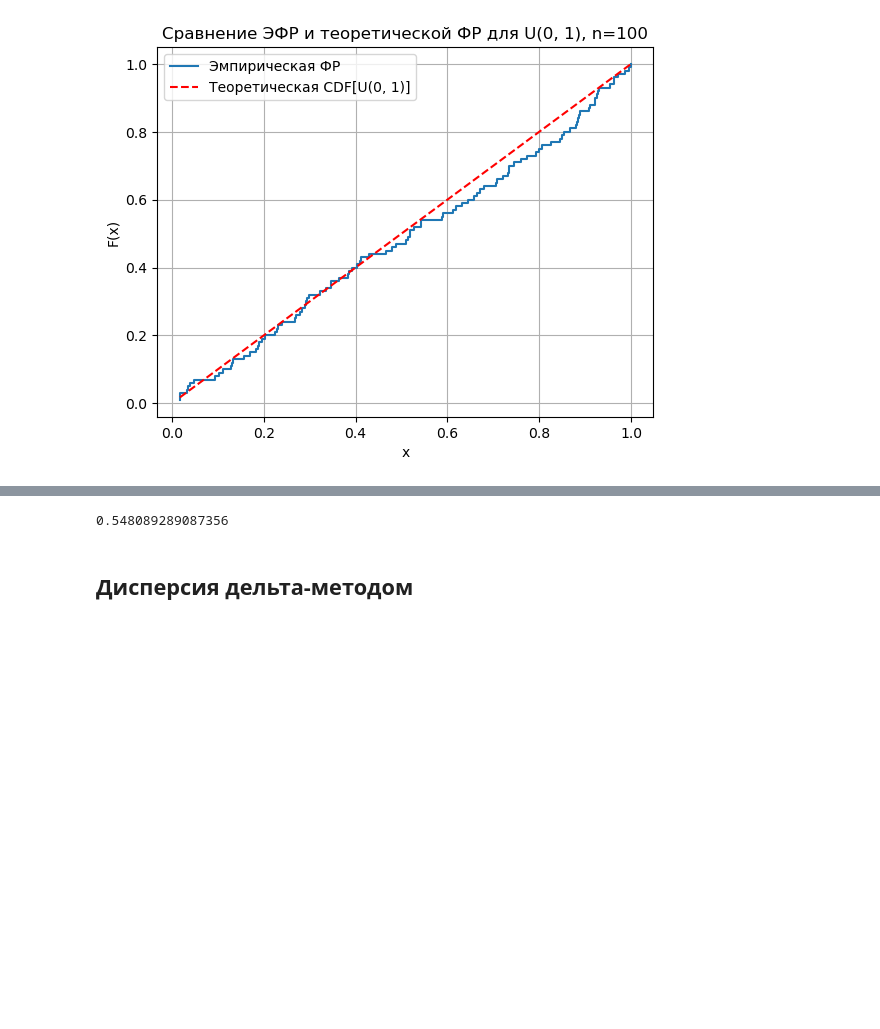
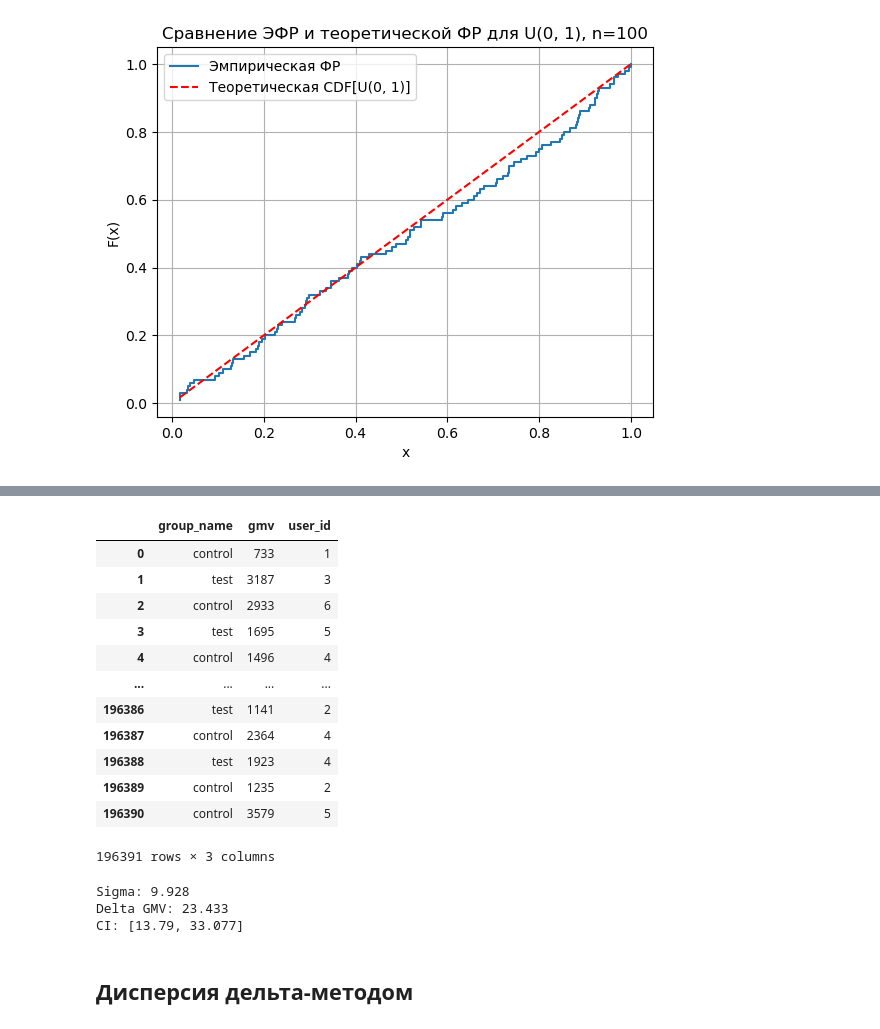
Before and after one commit to VictorChepkasov/ab-week-shad, a Jupyter notebook: My_notes.ipynb, the cells around one changed output, grey strips where cells are left out. Saved outputs shown, nothing was run; the diff lists cells and outputs as text; code cells hidden in the pictures; blank space fills up the shorter version.

```diff
--- a/My_notes.ipynb
+++ b/My_notes.ipynb
@@ -153,6 +177,45 @@ plt.show()
+# %%
+df = pd.read_csv('synthetic_gmv_data_1.2.csv')
+
+data = df.groupby(['user_id', 'group_name'], as_index=False).agg({'gmv': 'sum', 'user_id':'count'})
+a = data.loc[data.group_name == 'control']
+b = data.loc[data.group_name == 'test']
+data
+# %% [output]
+|  | group_name | gmv | user_id |
+| 0 | control | 733 | 1 |
+| 1 | test | 3187 | 3 |
+| 2 | control | 2933 | 6 |
+| 3 | test | 1695 | 5 |
+| 4 | control | 1496 | 4 |
+| ... | ... | ... | ... |
+| 196386 | test | 1141 | 2 |
+| 196387 | control | 2364 | 4 |
+| 196388 | test | 1923 | 4 |
+| 196389 | control | 1235 | 2 |
+| 196390 | control | 3579 | 5 |
+196391 rows × 3 columns
 # %%
+alpha = 0.05
+n = a.gmv.shape[0]
+m = b.gmv.shape[0]
+
+test_var = delta_var(a.gmv, np.ones(a.gmv.shape[0]))
+control_var = delta_var(b.gmv, np.ones(b.gmv.shape[0]))
+sigma = np.sqrt(test_var + control_var)
+print(f'Sigma: {round(sigma, 3)}')
+
+delta = b.gmv.mean() - a.gmv.mean()
+print(f'Delta GMV: {(round(delta, 3))}')
+
+l = round(delta - stats.t.ppf(1-alpha/2, n+m-2) * np.sqrt(test_var), 3)
+r = round(delta + stats.t.ppf(1-alpha/2, n+m-2) * np.sqrt(test_var), 3)
+
+print(f'CI: [{l}, {r}]')
 # %% [output]
-0.548089289087356
+Sigma: 9.928
+Delta GMV: 23.433
+CI: [13.79, 33.077]
 # %% [markdown]
 ## Дисперсия дельта-методом
 # %% [markdown]
```
Also changed, not shown: parts of 4 cells of this notebook.
